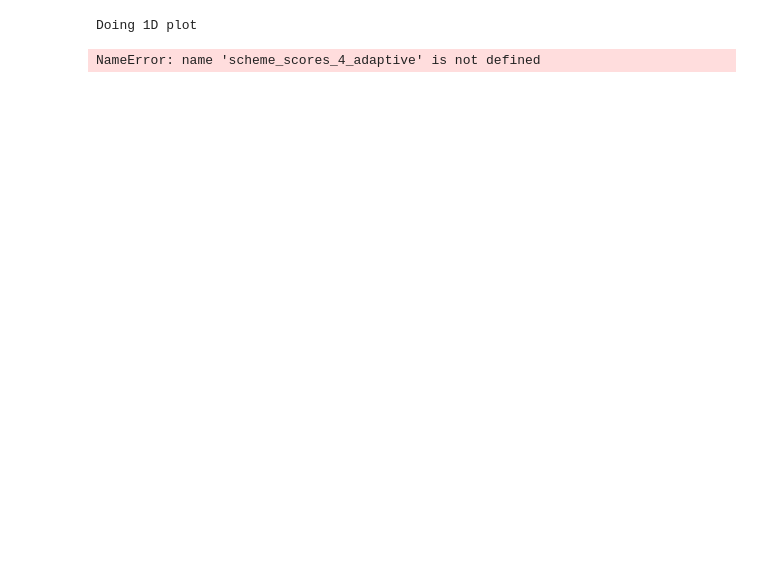
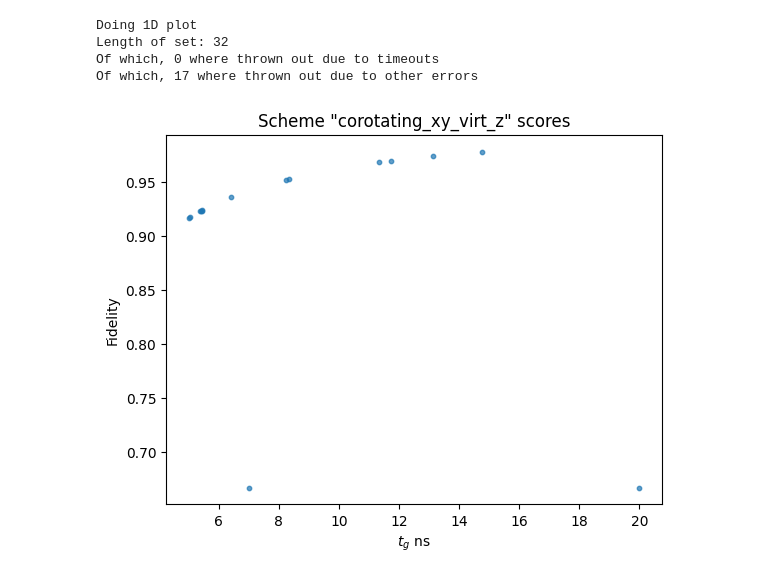
Before and after one commit to Tutbjun/qdev_fastgates, a Jupyter notebook: bachelor/Condition evaluation/main_plot_qregime.ipynb, the cells around one changed output. Drawn from its saved outputs; the diff is of its cells as text; code cells hidden in the pictures; blank space fills up the shorter version.

```diff
--- a/bachelor/Condition evaluation/main_plot_qregime.ipynb
+++ b/bachelor/Condition evaluation/main_plot_qregime.ipynb
@@ -25,39 +23,53 @@ if len(plot_axes) == 1:
     print("Doing 1D plot")
     for key in scheme_scores_4_adaptive:#key is just the gate that is attempted
         datapoints = scheme_scores_4_adaptive[key]
+        print(f"Length of set: {len(datapoints)}")
+        timeouts = 0
+        for i,dp in enumerate(datapoints):
+            if "timeout" in dp.keys() and dp["timeout"]:
+                timeouts += 1
+        print(f"Of which, {timeouts} where thrown out due to timeouts")
+        other_errors = 0
+        for i,dp in enumerate(datapoints):
+            if dp["score"] == None:
+                other_errors += 1
+        print(f"Of which, {other_errors-timeouts} where thrown out due to other errors")
         distance_2_isoaxis = np.zeros(len(datapoints))
         for i,dp in enumerate(datapoints):
             for ia in iso_axes:
                 distance_2_isoaxis[i] += (dp[ia] - iso_axes[ia])**2
         distance_2_isoaxis = np.sqrt(distance_2_isoaxis)
         plot_axis = np.full(len(datapoints), np.nan)
         for i,dp in enumerate(datapoints):
             plot_axis[i] = dp[plot_axes[0]]
         scores = np.zeros(len(datapoints))
         for i,dp in enumerate(datapoints):
             scores[i] = dp["score"]
         nanmask = np.isnan(plot_axis) & np.isnan(scores)
         plot_axis = plot_axis[~nanmask]
         scores = scores[~nanmask]
         distance_2_isoaxis = distance_2_isoaxis[~nanmask]
-        distance_cut_mask = distance_2_isoaxis < 1*np.max(distance_2_isoaxis)
+        """distance_cut_mask = distance_2_isoaxis < 1*np.max(distance_2_isoaxis)
         enable_color = True
         plot_axis = plot_axis[distance_cut_mask]
         scores = scores[distance_cut_mask]
-        distance_2_isoaxis = distance_2_isoaxis[distance_cut_mask]
+        distance_2_isoaxis = distance_2_isoaxis[distance_cut_mask]"""
         #make a cmap after the distance to the plot axis
-        if enable_color:
+        if False:#enable_color:
             cmap = plt.cm.hot
             norm = LogNorm(np.min(distance_2_isoaxis), np.max(distance_2_isoaxis))
             plt.scatter(plot_axis, scores, c=distance_2_isoaxis, cmap=cmap, norm=norm, s=10, alpha=0.7)
             plt.colorbar(label="Distance to isoaxis")
         else:
             plt.scatter(plot_axis, scores, s=10, alpha=0.7)
         plt.title(f'Scheme "{key}" scores')
-        plt.xlabel(plot_axes[0])
+        plt.xlabel(fr"${plot_axes[0]}$ ns")
         plt.ylabel("Fidelity")
         #plt.xscale("log")
         plt.show()
 # %% [output]
 Doing 1D plot
+Length of set: 32
+Of which, 0 where thrown out due to timeouts
+Of which, 17 where thrown out due to other errors
-NameError: name 'scheme_scores_4_adaptive' is not defined
+[figure, added]
```
Also changed, not shown: parts of 3 cells of this notebook, 3 other files.
